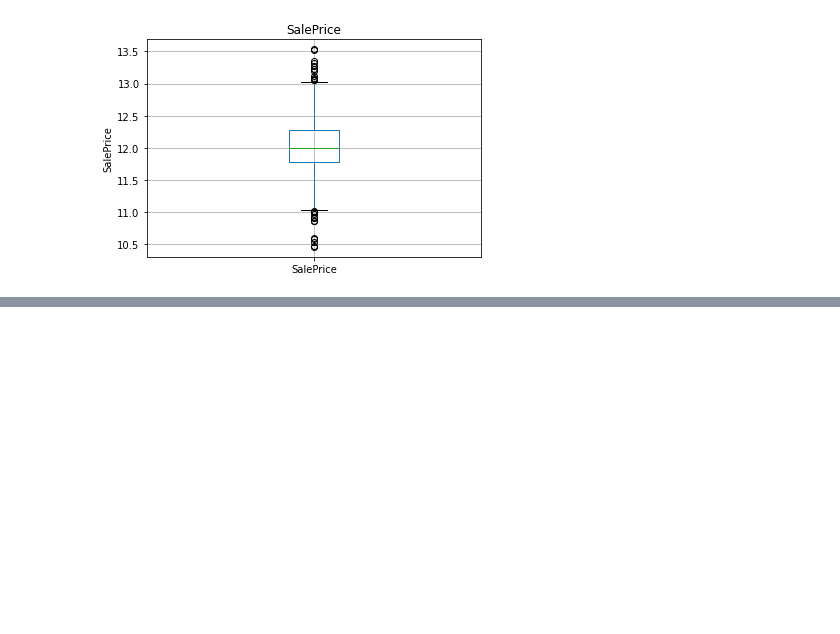
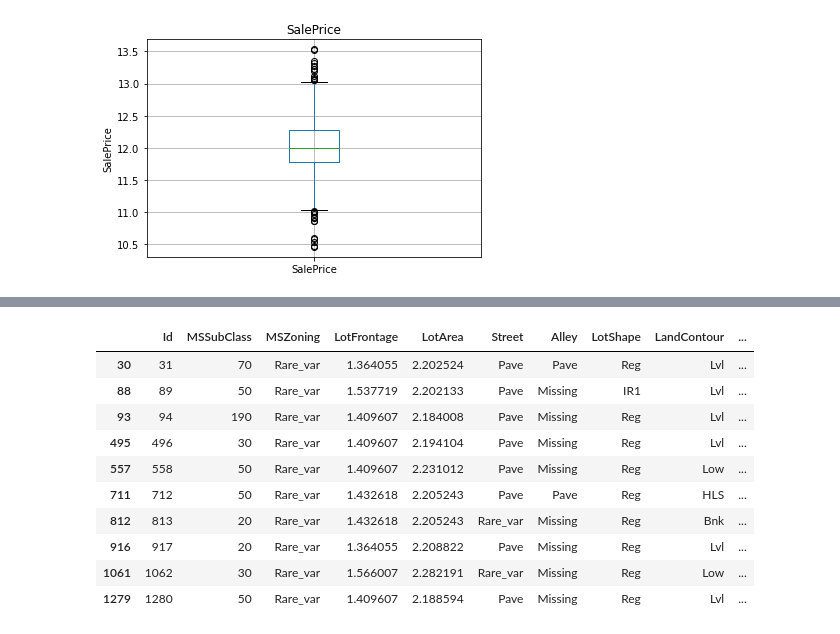
Before and after one commit to LuckyRathod/Data-Science-Projects, a Jupyter notebook: Advance_House_Price_Prediction/Advance_House_Price_Prediction.ipynb, the cells around one changed output, grey strips where cells are left out. Drawn from its saved outputs; the diff is of its cells as text; code cells hidden in the pictures; blank space fills up the shorter version.

```diff
--- a/Advance_House_Price_Prediction/Advance_House_Price_Prediction.ipynb
+++ b/Advance_House_Price_Prediction/Advance_House_Price_Prediction.ipynb
@@ -520,0 +684,5 @@ for feature in continuous_feature:
+# %%
+for feature in ['YearBuilt','YearRemodAdd','GarageYrBlt']:
+    dataset[feature] = dataset['YrSold'] - dataset[feature]
+
+dataset[['YearBuilt','YearRemodAdd','GarageYrBlt']].head()
@@ -520,0 +698,7 @@ for feature in continuous_feature:
+# %%
+num_cont_features = ['LotFrontage','LotArea','1stFlrSF','GrLivArea','SalePrice']
+
+for feature in num_cont_features:
+    dataset[feature] = np.log(dataset[feature])
+
+dataset.head()
@@ -520,0 +718,3 @@ for feature in continuous_feature:
+# %%
+categorical_features = [feature for feature in dataset.columns if dataset[feature].dtype=='O']
+categorical_features
@@ -520,0 +803,20 @@ for feature in continuous_feature:
+# %%
+for feature in categorical_features:
+    temp = dataset.groupby(feature)['SalePrice'].count()/len(dataset)
+    temp_df= temp[temp>0.01].index
+    ### Will replace that 1% categorical label to Rare_var if found
+    dataset[feature] = np.where(dataset[feature].isin(temp_df),dataset[feature],'Rare_var')
+
+dataset[dataset['MSZoning']=='Rare_var']
+# %% [output]
+|  | Id | MSSubClass | MSZoning | LotFrontage | LotArea | Street | Alley | LotShape | LandContour | ... |
+| 30 | 31 | 70 | Rare_var | 1.364055 | 2.202524 | Pave | Pave | Reg | Lvl | ... |
+| 88 | 89 | 50 | Rare_var | 1.537719 | 2.202133 | Pave | Missing | IR1 | Lvl | ... |
+| 93 | 94 | 190 | Rare_var | 1.409607 | 2.184008 | Pave | Missing | Reg | Lvl | ... |
+| 495 | 496 | 30 | Rare_var | 1.409607 | 2.194104 | Pave | Missing | Reg | Lvl | ... |
+| 557 | 558 | 50 | Rare_var | 1.409607 | 2.231012 | Pave | Missing | Reg | Low | ... |
+| 711 | 712 | 50 | Rare_var | 1.432618 | 2.205243 | Pave | Pave | Reg | HLS | ... |
+| 812 | 813 | 20 | Rare_var | 1.432618 | 2.205243 | Rare_var | Missing | Reg | Bnk | ... |
+| 916 | 917 | 20 | Rare_var | 1.364055 | 2.208822 | Pave | Missing | Reg | Lvl | ... |
+| 1061 | 1062 | 30 | Rare_var | 1.566007 | 2.282191 | Rare_var | Missing | Reg | Low | ... |
+| 1279 | 1280 | 50 | Rare_var | 1.409607 | 2.188594 | Pave | Missing | Reg | Lvl | ... |
```
Also changed, not shown: parts of 36 cells of this notebook, 1 other file.
